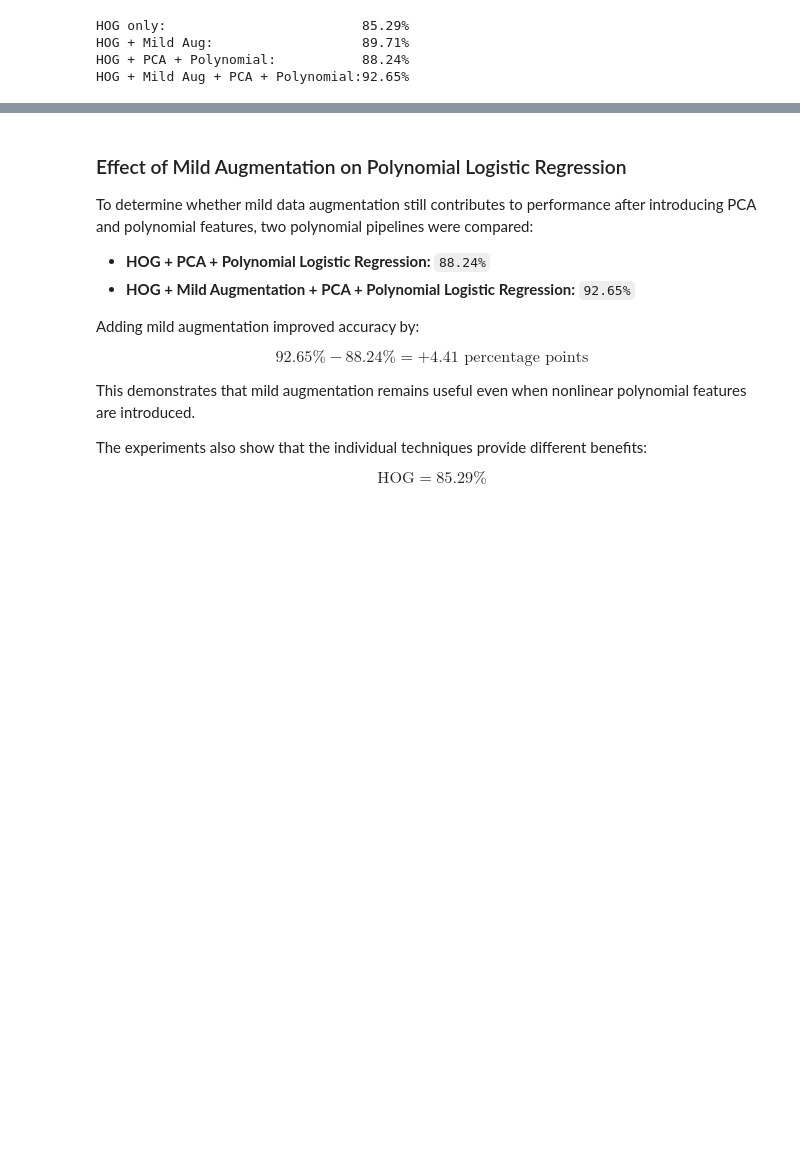
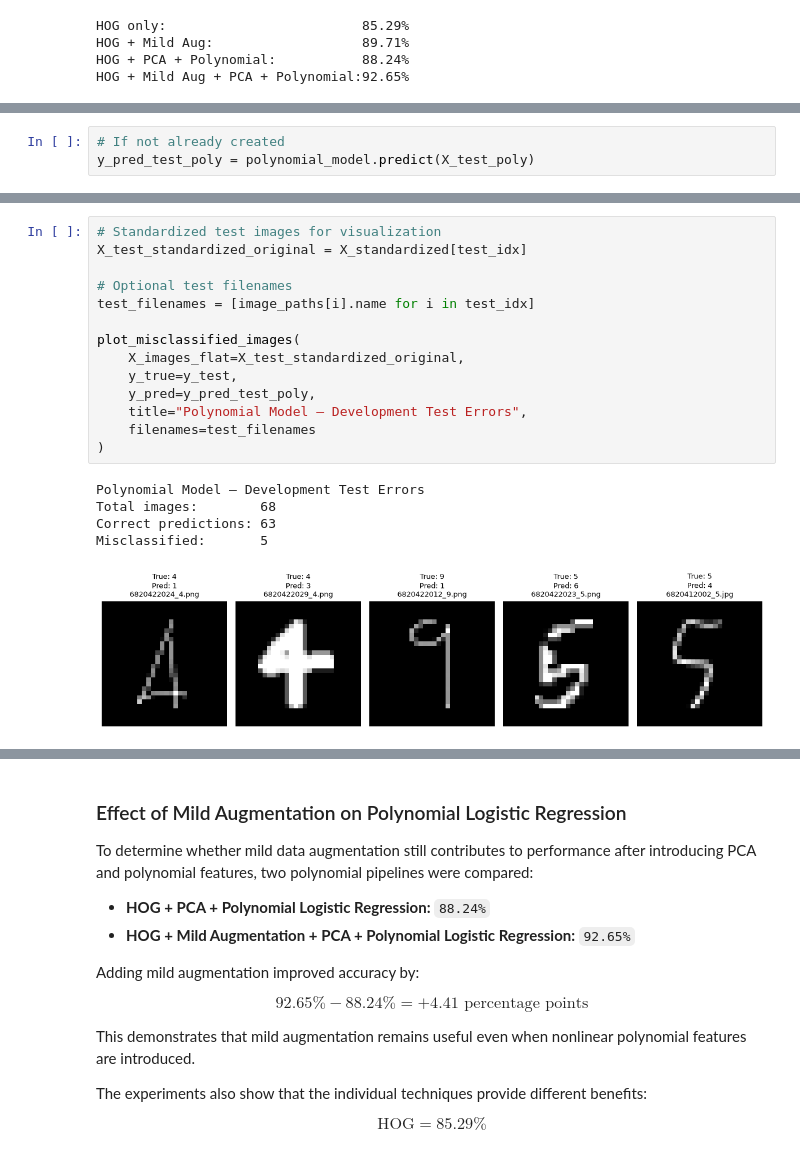
Before and after one commit to Dabpe/Hand-written-digit-recognition, a Jupyter notebook: homework2_handwritten_digit_recognition_6820422031.ipynb, the cells around one changed output, grey strips where cells are left out. Saved outputs shown, nothing was run; the diff lists cells and outputs as text; blank space fills up the shorter version.

Commit message:
Add visulized error

```diff
--- a/homework2_handwritten_digit_recognition_6820422031.ipynb
+++ b/homework2_handwritten_digit_recognition_6820422031.ipynb
@@ -2301,0 +2320,3 @@ HOG + Mild Aug + PCA + Polynomial:92.65%
+# %%
+# If not already created
+y_pred_test_poly = polynomial_model.predict(X_test_poly)
@@ -2301,0 +2370,20 @@ HOG + Mild Aug + PCA + Polynomial:92.65%
+# %%
+# Standardized test images for visualization
+X_test_standardized_original = X_standardized[test_idx]
+
+# Optional test filenames
+test_filenames = [image_paths[i].name for i in test_idx]
+
+plot_misclassified_images(
+    X_images_flat=X_test_standardized_original,
+    y_true=y_test,
+    y_pred=y_pred_test_poly,
+    title="Polynomial Model — Development Test Errors",
+    filenames=test_filenames
+)
+# %% [output]
+Polynomial Model — Development Test Errors
+Total images:        68
+Correct predictions: 63
+Misclassified:       5
+[figure, added]
```
Also changed, not shown: parts of 4 cells of this notebook.
